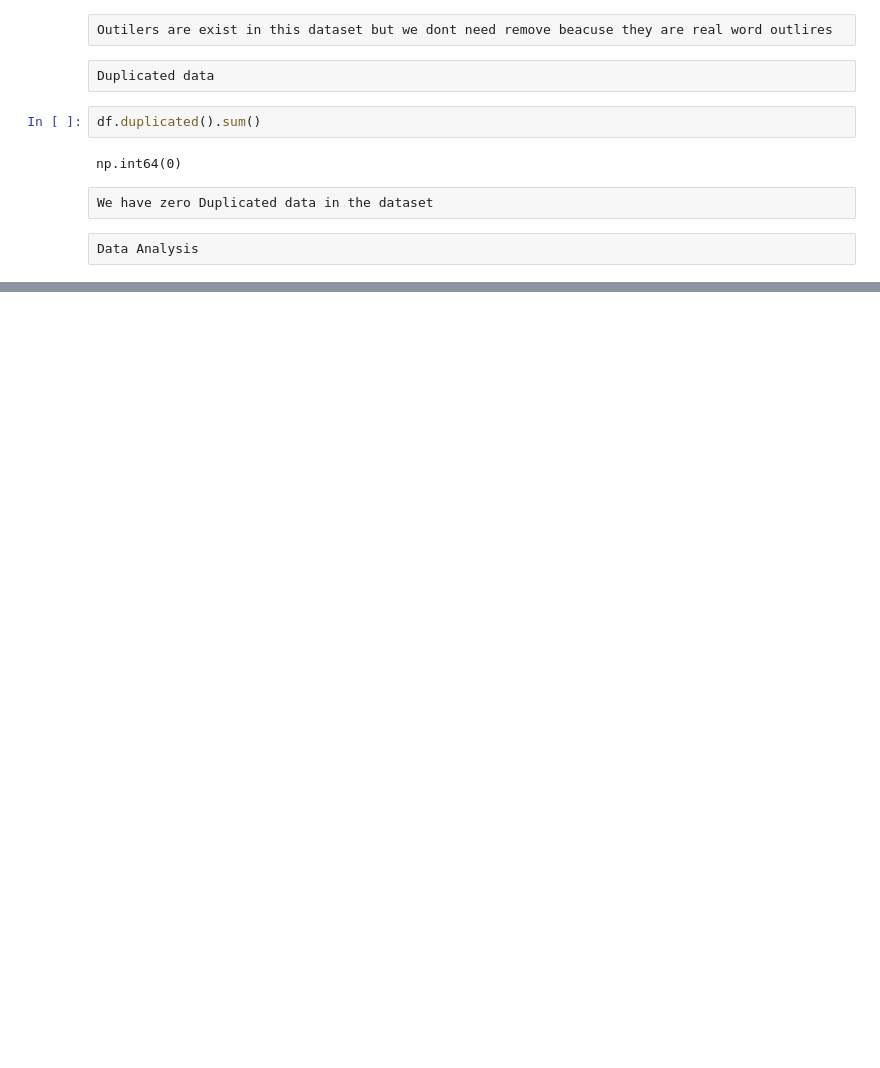
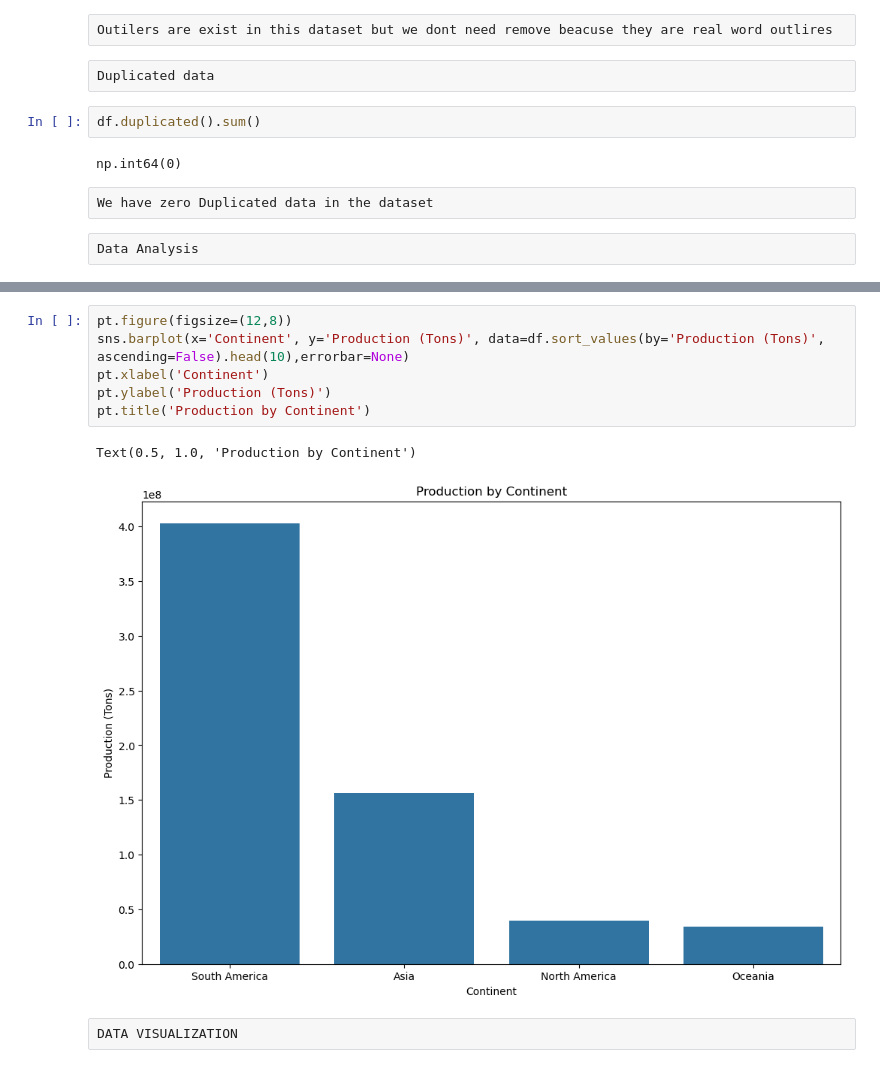
Before and after one commit to vinayakmishra4/Project-Sugarcane-Production, a Jupyter notebook: Sugarcaneproductoion.ipynb, the cells around one changed output, grey strips where cells are left out. Cells and saved outputs as stored; diff of their text form; blank space fills up the shorter version.

```diff
--- a/Sugarcaneproductoion.ipynb
+++ b/Sugarcaneproductoion.ipynb
@@ -152,0 +199,11 @@ Data Analysis
+# %%
+pt.figure(figsize=(12,8))
+sns.barplot(x='Continent', y='Production (Tons)', data=df.sort_values(by='Production (Tons)', ascending=False).head(10),errorbar=None)
+pt.xlabel('Continent')
+pt.ylabel('Production (Tons)')
+pt.title('Production by Continent')
+# %% [output]
+Text(0.5, 1.0, 'Production by Continent')
+[figure, added]
+# %% [raw]
+DATA VISUALIZATION
```
Also changed, not shown: parts of 11 cells of this notebook.
